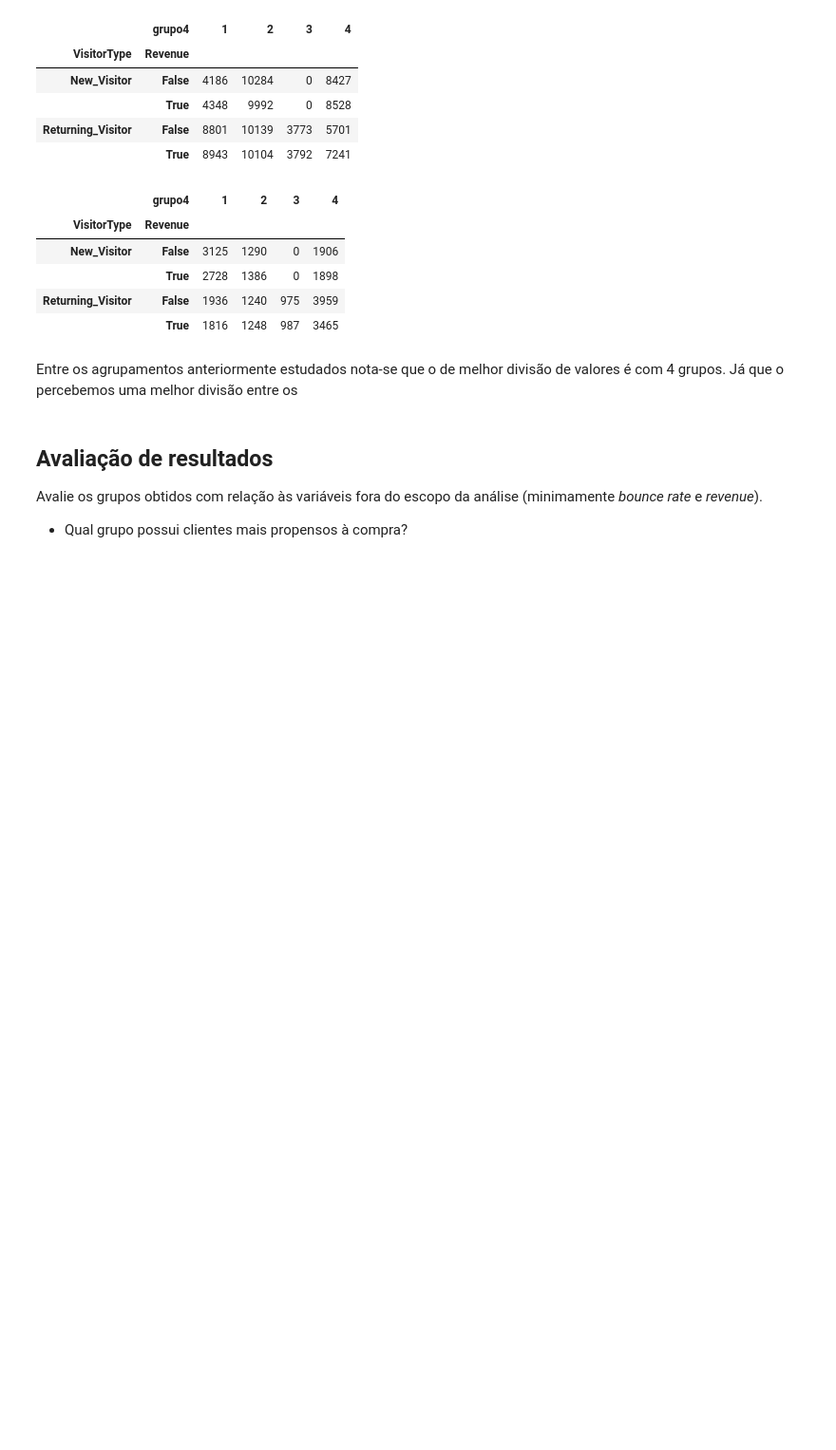
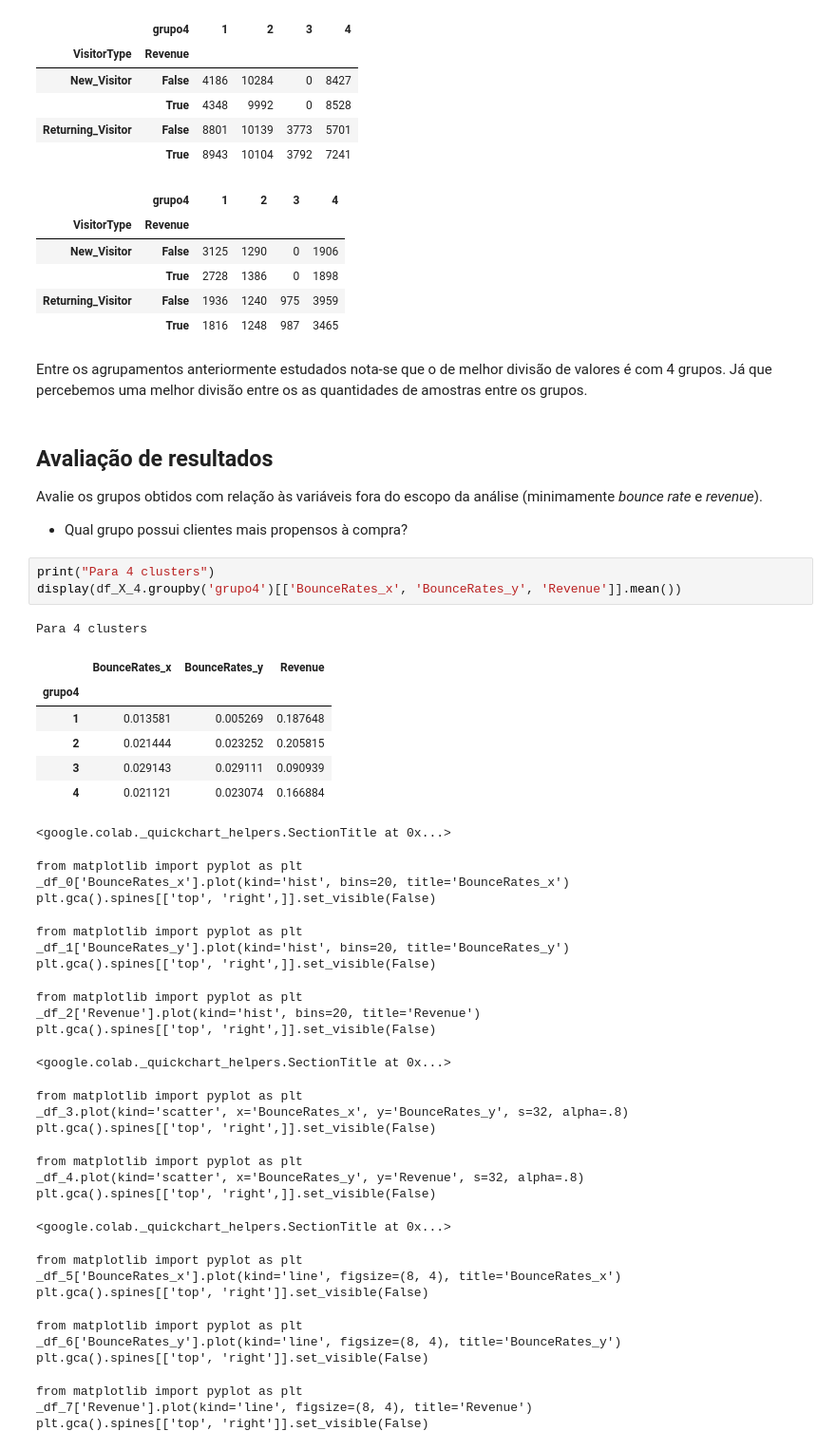
Before and after one commit to MahFr115/Dados_EBAC_Fase5, a Jupyter notebook: Módulo 30/Tarefa 2.ipynb, the cells around one changed output. Shown at 95% size. Saved outputs shown, nothing was run; the diff lists cells and outputs as text; blank space fills up the shorter version.

```diff
--- a/Módulo 30/Tarefa 2.ipynb
+++ b/Módulo 30/Tarefa 2.ipynb
@@ -300,9 +300,47 @@ display(df_X_4.groupby(['VisitorType', 'Revenue', 'grupo4'])["index"].std().unst
 | Returning_Visitor | False | 1936 | 1240 | 975 | 3959 |
 |  | True | 1816 | 1248 | 987 | 3465 |
 # %% [markdown]
-Entre os agrupamentos anteriormente estudados nota-se que o de melhor divisão de valores é com 4 grupos. Já que o percebemos uma melhor divisão entre os
+Entre os agrupamentos anteriormente estudados nota-se que o de melhor divisão de valores é com 4 grupos. Já que percebemos uma melhor divisão entre os as quantidades de amostras entre os grupos.
 # %% [markdown]
 ## Avaliação de resultados
 
 Avalie os grupos obtidos com relação às variáveis fora do escopo da análise (minimamente *bounce rate* e *revenue*).
 - Qual grupo possui clientes mais propensos à compra?
+# %%
+print("Para 4 clusters")
+display(df_X_4.groupby('grupo4')[['BounceRates_x', 'BounceRates_y', 'Revenue']].mean())
+# %% [output]
+Para 4 clusters
+|  | BounceRates_x | BounceRates_y | Revenue |
+| grupo4 |  |  |  |
+| 1 | 0.013581 | 0.005269 | 0.187648 |
+| 2 | 0.021444 | 0.023252 | 0.205815 |
+| 3 | 0.029143 | 0.029111 | 0.090939 |
+| 4 | 0.021121 | 0.023074 | 0.166884 |
+<google.colab._quickchart_helpers.SectionTitle at 0x...>
+from matplotlib import pyplot as plt
+_df_0['BounceRates_x'].plot(kind='hist', bins=20, title='BounceRates_x')
+plt.gca().spines[['top', 'right',]].set_visible(False)
+from matplotlib import pyplot as plt
+_df_1['BounceRates_y'].plot(kind='hist', bins=20, title='BounceRates_y')
+plt.gca().spines[['top', 'right',]].set_visible(False)
+from matplotlib import pyplot as plt
+_df_2['Revenue'].plot(kind='hist', bins=20, title='Revenue')
+plt.gca().spines[['top', 'right',]].set_visible(False)
+<google.colab._quickchart_helpers.SectionTitle at 0x...>
+from matplotlib import pyplot as plt
+_df_3.plot(kind='scatter', x='BounceRates_x', y='BounceRates_y', s=32, alpha=.8)
+plt.gca().spines[['top', 'right',]].set_visible(False)
+from matplotlib import pyplot as plt
+_df_4.plot(kind='scatter', x='BounceRates_y', y='Revenue', s=32, alpha=.8)
+plt.gca().spines[['top', 'right',]].set_visible(False)
+<google.colab._quickchart_helpers.SectionTitle at 0x...>
+from matplotlib import pyplot as plt
+_df_5['BounceRates_x'].plot(kind='line', figsize=(8, 4), title='BounceRates_x')
+plt.gca().spines[['top', 'right']].set_visible(False)
+from matplotlib import pyplot as plt
+_df_6['BounceRates_y'].plot(kind='line', figsize=(8, 4), title='BounceRates_y')
+plt.gca().spines[['top', 'right']].set_visible(False)
+from matplotlib import pyplot as plt
+_df_7['Revenue'].plot(kind='line', figsize=(8, 4), title='Revenue')
+plt.gca().spines[['top', 'right']].set_visible(False)
```
Also changed, not shown: parts of 1 cell of this notebook.
